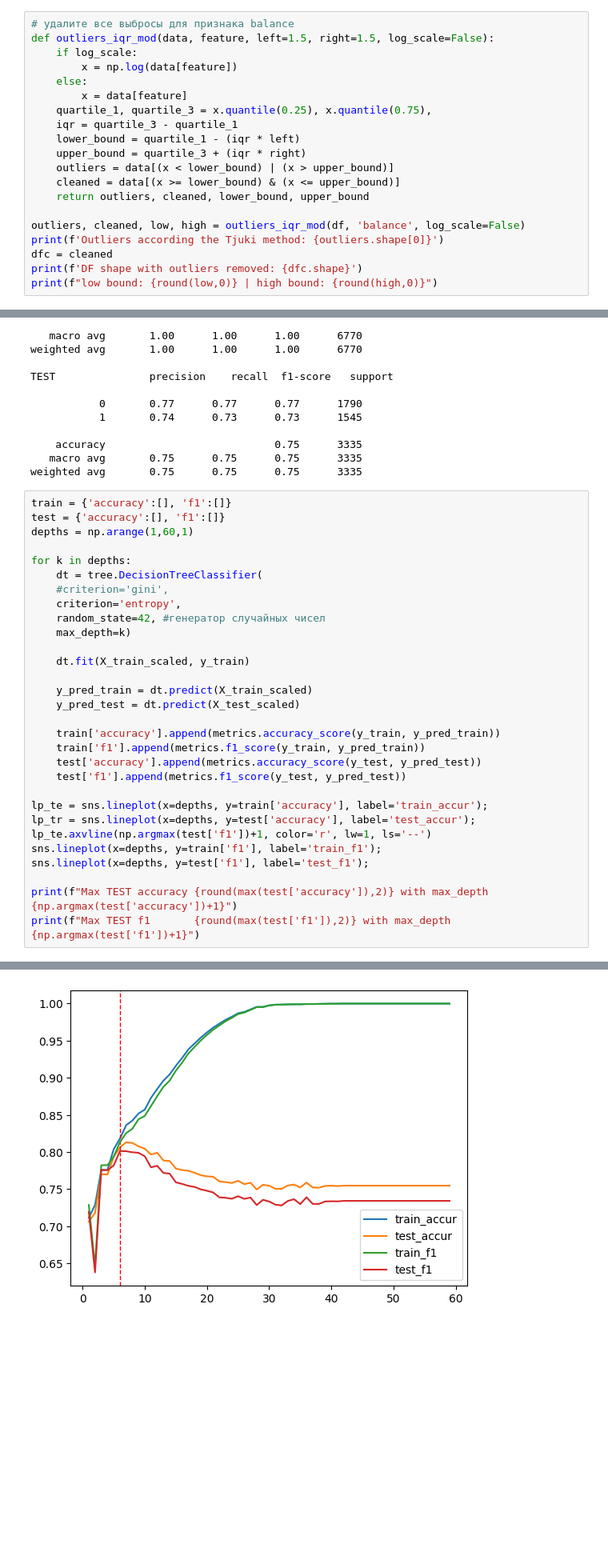
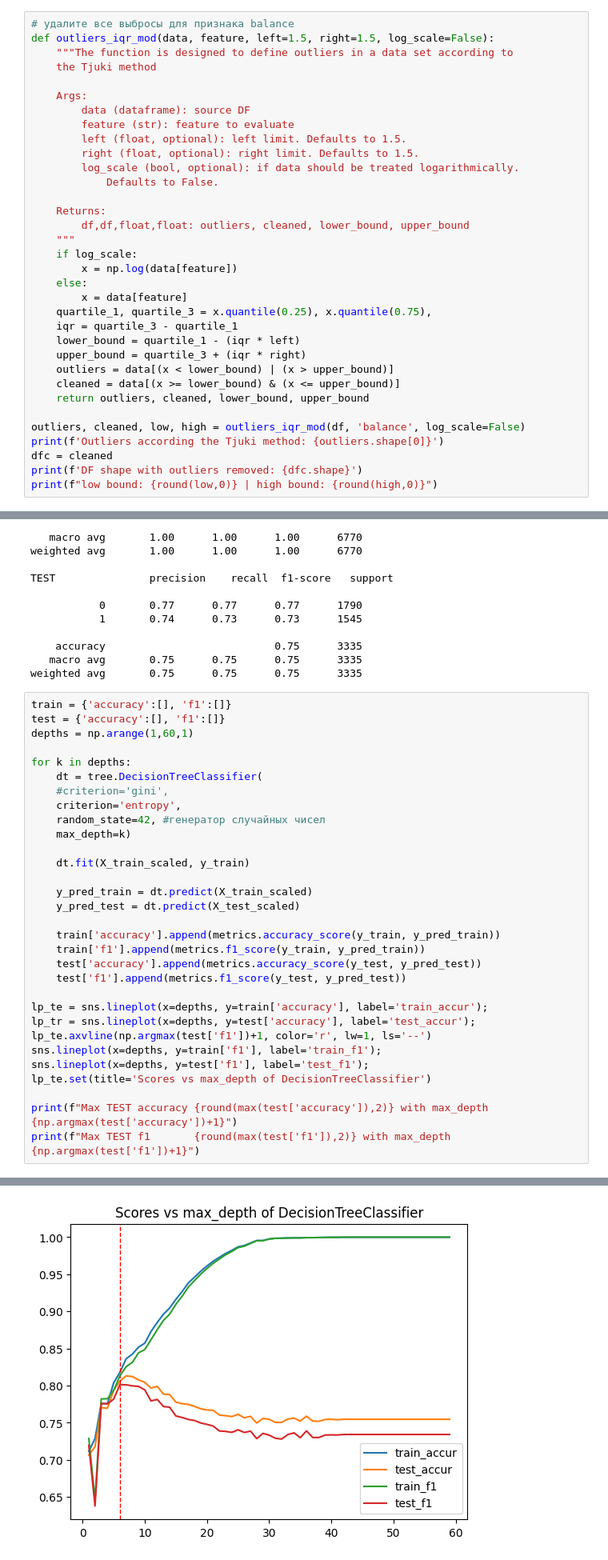
Before and after one commit to ssiarhei115/Customer-Classification, a Jupyter notebook: Project_4_ML.ipynb, the cells around one changed output, grey strips where cells are left out. Shown at 80% size. Drawn from its saved outputs; the diff is of its cells as text; blank space fills up the shorter version.

```diff
--- a/Project_4_ML.ipynb
+++ b/Project_4_ML.ipynb
@@ -176,6 +115,20 @@ df[(df['education']==pop_edu) & (df['job']==pop_job)]['balance'].mean().round(3)
 # %%
 # удалите все выбросы для признака balance
 def outliers_iqr_mod(data, feature, left=1.5, right=1.5, log_scale=False):
+    """The function is designed to define outliers in a data set according to
+    the Tjuki method
+
+    Args:
+        data (dataframe): source DF
+        feature (str): feature to evaluate
+        left (float, optional): left limit. Defaults to 1.5.
+        right (float, optional): right limit. Defaults to 1.5.
+        log_scale (bool, optional): if data should be treated logarithmically.
+            Defaults to False.
+
+    Returns:
+        df,df,float,float: outliers, cleaned, lower_bound, upper_bound
+    """
     if log_scale:
         x = np.log(data[feature])
     else:
@@ -542,34 +444,35 @@ test = {'accuracy':[], 'f1':[]}
 depths = np.arange(1,60,1)
 
 for k in depths:
     dt = tree.DecisionTreeClassifier(
     #criterion='gini',
     criterion='entropy',
     random_state=42, #генератор случайных чисел
     max_depth=k)
 
     dt.fit(X_train_scaled, y_train)
 
     y_pred_train = dt.predict(X_train_scaled)
     y_pred_test = dt.predict(X_test_scaled)
 
     train['accuracy'].append(metrics.accuracy_score(y_train, y_pred_train))
     train['f1'].append(metrics.f1_score(y_train, y_pred_train))
     test['accuracy'].append(metrics.accuracy_score(y_test, y_pred_test))
     test['f1'].append(metrics.f1_score(y_test, y_pred_test))
 
 lp_te = sns.lineplot(x=depths, y=train['accuracy'], label='train_accur');
 lp_tr = sns.lineplot(x=depths, y=test['accuracy'], label='test_accur');
 lp_te.axvline(np.argmax(test['f1'])+1, color='r', lw=1, ls='--')
 sns.lineplot(x=depths, y=train['f1'], label='train_f1');
 sns.lineplot(x=depths, y=test['f1'], label='test_f1');
+lp_te.set(title='Scores vs max_depth of DecisionTreeClassifier')
 
 print(f"Max TEST accuracy {round(max(test['accuracy']),2)} with max_depth {np.argmax(test['accuracy'])+1}")
 print(f"Max TEST f1       {round(max(test['f1']),2)} with max_depth {np.argmax(test['f1'])+1}")
 # %% [output]
 Max TEST accuracy 0.81 with max_depth 7
 Max TEST f1       0.8 with max_depth 6
-[figure, old version]
+[figure, new version]
 # %%
 # обучите решающие деревья, настройте максимальную глубину
 dt = tree.DecisionTreeClassifier(
```
Also changed, not shown: parts of 67 cells of this notebook, 1 other file.
